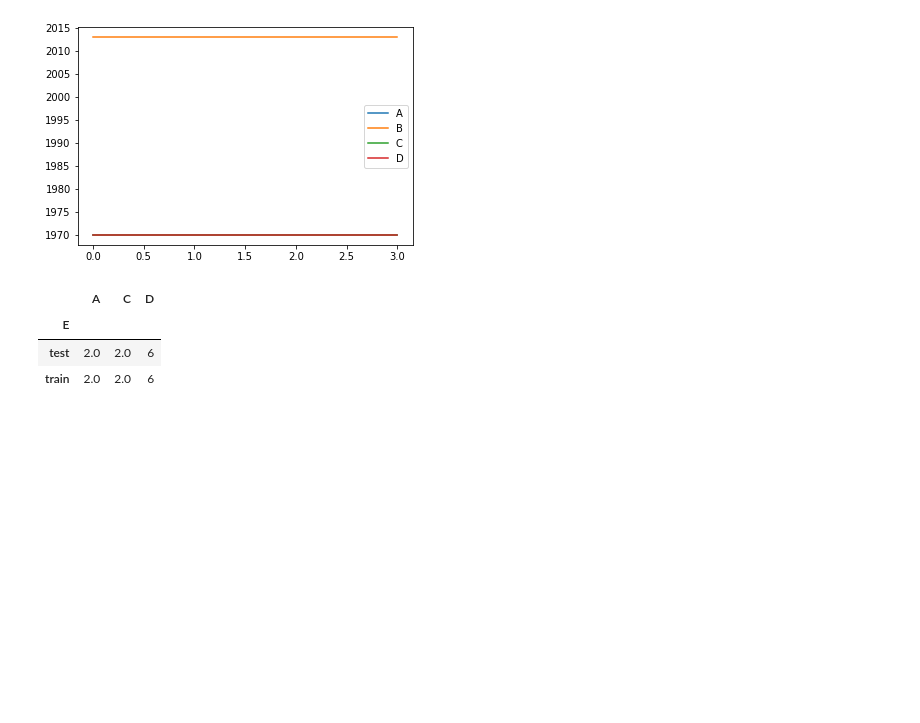
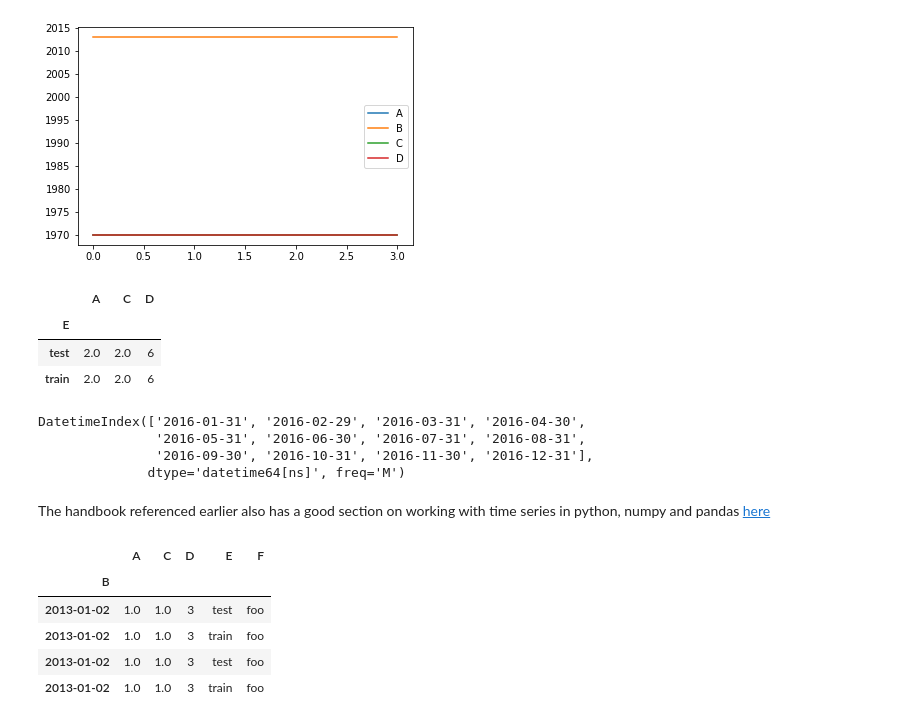
Before and after one commit to Breakthrough-Energy/plug, a Jupyter notebook: standalone/pandas.ipynb, the cells around one changed output. Cells and saved outputs as stored; diff of their text form; code cells hidden in the pictures; blank space fills up the shorter version.

Commit message:
chore: add note to intro and more pandas

```diff
--- a/standalone/pandas.ipynb
+++ b/standalone/pandas.ipynb
@@ -155,3 +163,12 @@ df2.groupby("E").sum("D")
 | E |  |  |  |
 | test | 2.0 | 2.0 | 6 |
 | train | 2.0 | 2.0 | 6 |
+# %%
+pd.date_range("2016-01-01", "2016-12-31", freq="M")
+# %% [output]
+DatetimeIndex(['2016-01-31', '2016-02-29', '2016-03-31', '2016-04-30',
+               '2016-05-31', '2016-06-30', '2016-07-31', '2016-08-31',
+               '2016-09-30', '2016-10-31', '2016-11-30', '2016-12-31'],
+              dtype='datetime64[ns]', freq='M')
+# %% [markdown]
+The handbook referenced earlier also has a good section on working with time series in python, numpy and pandas [here](https://jakevdp.github.io/PythonDataScienceHandbook/03.11-working-with-time-series.html)
@@ -157,0 +177,9 @@ df2.groupby("E").sum("D")
+# %%
+df2
+# %% [output]
+|  | A | C | D | E | F |
+| B |  |  |  |  |  |
+| 2013-01-02 | 1.0 | 1.0 | 3 | test | foo |
+| 2013-01-02 | 1.0 | 1.0 | 3 | train | foo |
+| 2013-01-02 | 1.0 | 1.0 | 3 | test | foo |
+| 2013-01-02 | 1.0 | 1.0 | 3 | train | foo |
```
Also changed, not shown: parts of 6 cells of this notebook, 1 other file.
